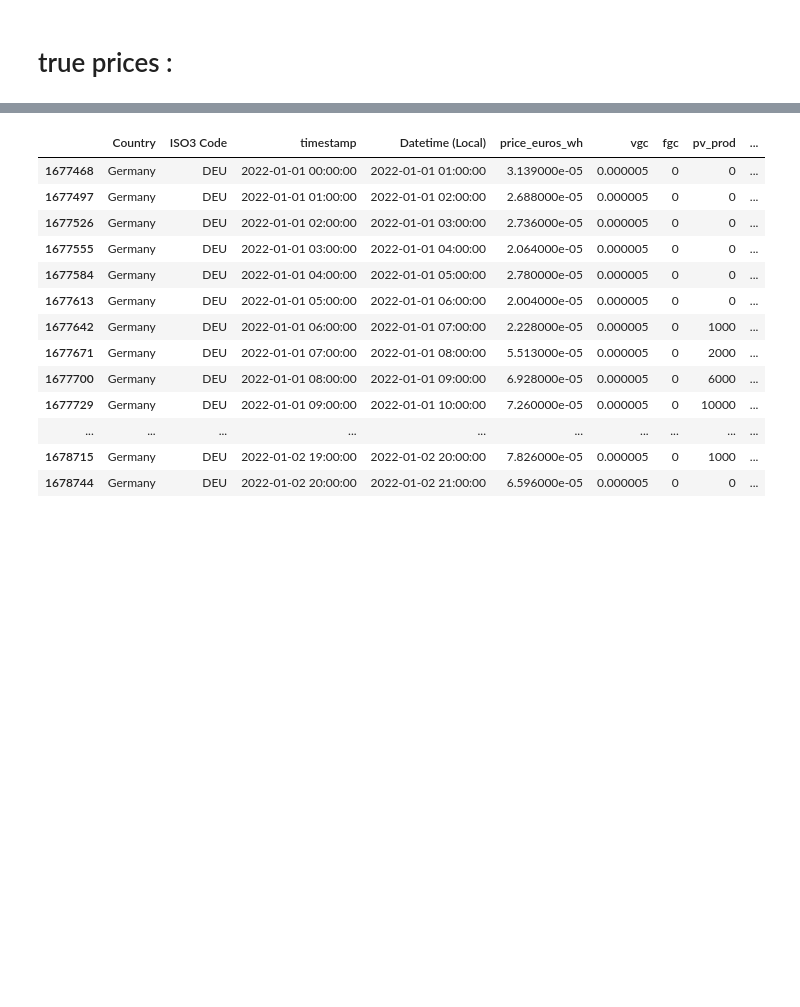
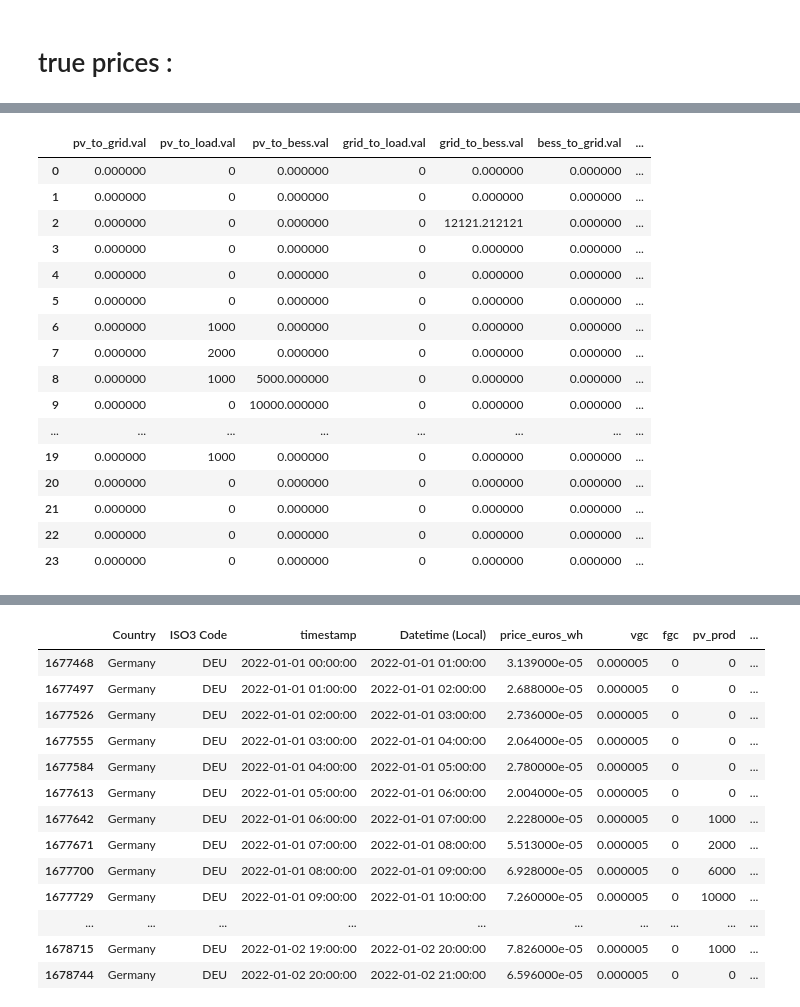
Before and after one commit to linusdurr/Energy-trading-with-battery, a Jupyter notebook: simulations_household.ipynb, the cells around one changed output, grey strips where cells are left out. Drawn from its saved outputs; the diff is of its cells as text; code cells hidden in the pictures; blank space fills up the shorter version.

```diff
--- a/simulations_household.ipynb
+++ b/simulations_household.ipynb
@@ -96,3 +100,23 @@ Gurobi 13.0.0:Gurobi 13.0.0: optimal solution; objective 22.46525902
+# %%
+daily_schedule
+# %% [output]
+|  | pv_to_grid.val | pv_to_load.val | pv_to_bess.val | grid_to_load.val | grid_to_bess.val | bess_to_grid.val | ... |
+| 0 | 0.000000 | 0 | 0.000000 | 0 | 0.000000 | 0.000000 | ... |
+| 1 | 0.000000 | 0 | 0.000000 | 0 | 0.000000 | 0.000000 | ... |
+| 2 | 0.000000 | 0 | 0.000000 | 0 | 12121.212121 | 0.000000 | ... |
+| 3 | 0.000000 | 0 | 0.000000 | 0 | 0.000000 | 0.000000 | ... |
+| 4 | 0.000000 | 0 | 0.000000 | 0 | 0.000000 | 0.000000 | ... |
+| 5 | 0.000000 | 0 | 0.000000 | 0 | 0.000000 | 0.000000 | ... |
+| 6 | 0.000000 | 1000 | 0.000000 | 0 | 0.000000 | 0.000000 | ... |
+| 7 | 0.000000 | 2000 | 0.000000 | 0 | 0.000000 | 0.000000 | ... |
+| 8 | 0.000000 | 1000 | 5000.000000 | 0 | 0.000000 | 0.000000 | ... |
+| 9 | 0.000000 | 0 | 10000.000000 | 0 | 0.000000 | 0.000000 | ... |
+| ... | ... | ... | ... | ... | ... | ... | ... |
+| 19 | 0.000000 | 1000 | 0.000000 | 0 | 0.000000 | 0.000000 | ... |
+| 20 | 0.000000 | 0 | 0.000000 | 0 | 0.000000 | 0.000000 | ... |
+| 21 | 0.000000 | 0 | 0.000000 | 0 | 0.000000 | 0.000000 | ... |
+| 22 | 0.000000 | 0 | 0.000000 | 0 | 0.000000 | 0.000000 | ... |
+| 23 | 0.000000 | 0 | 0.000000 | 0 | 0.000000 | 0.000000 | ... |
 # %%
 num_days = len(df) // 24
 df["pv_prod"] = pv_prod * num_days
```
Also changed, not shown: parts of 3 cells of this notebook, 2 other files.
